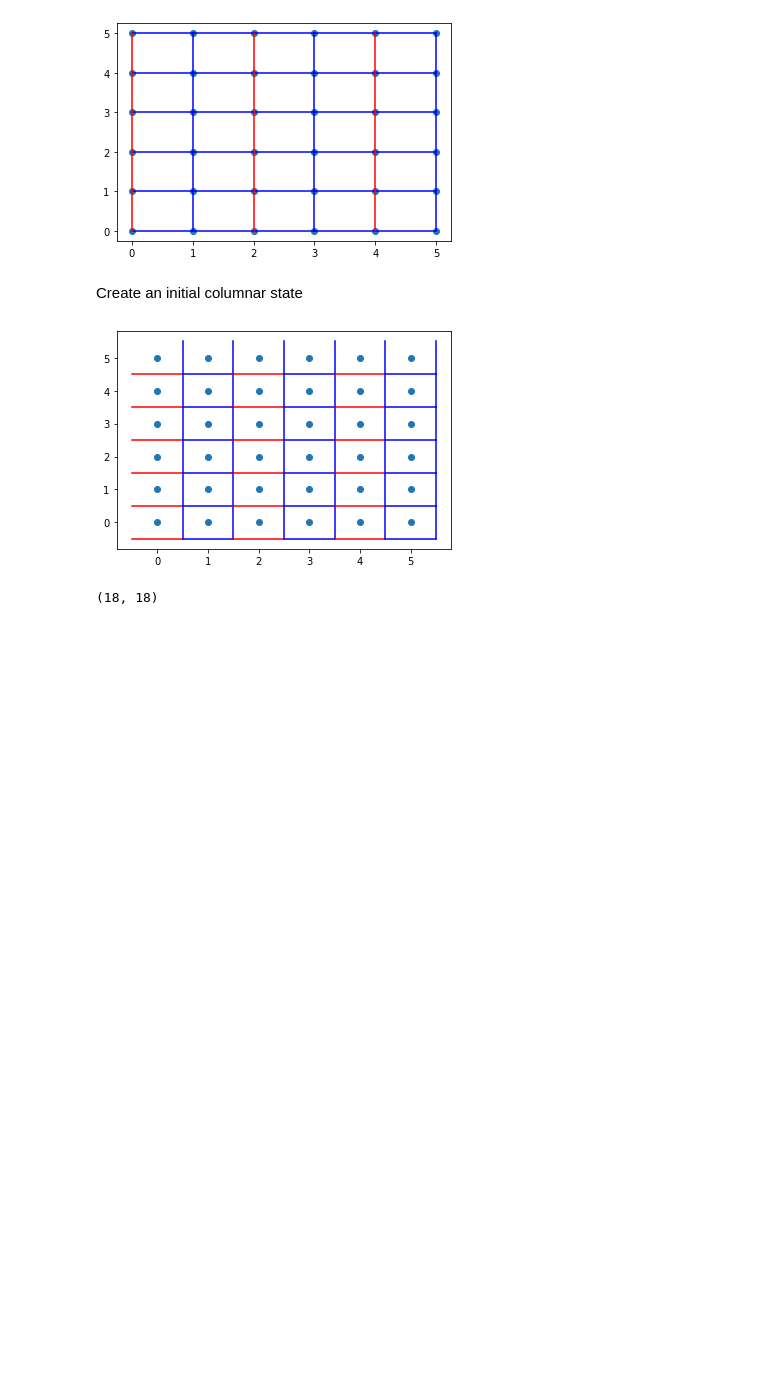
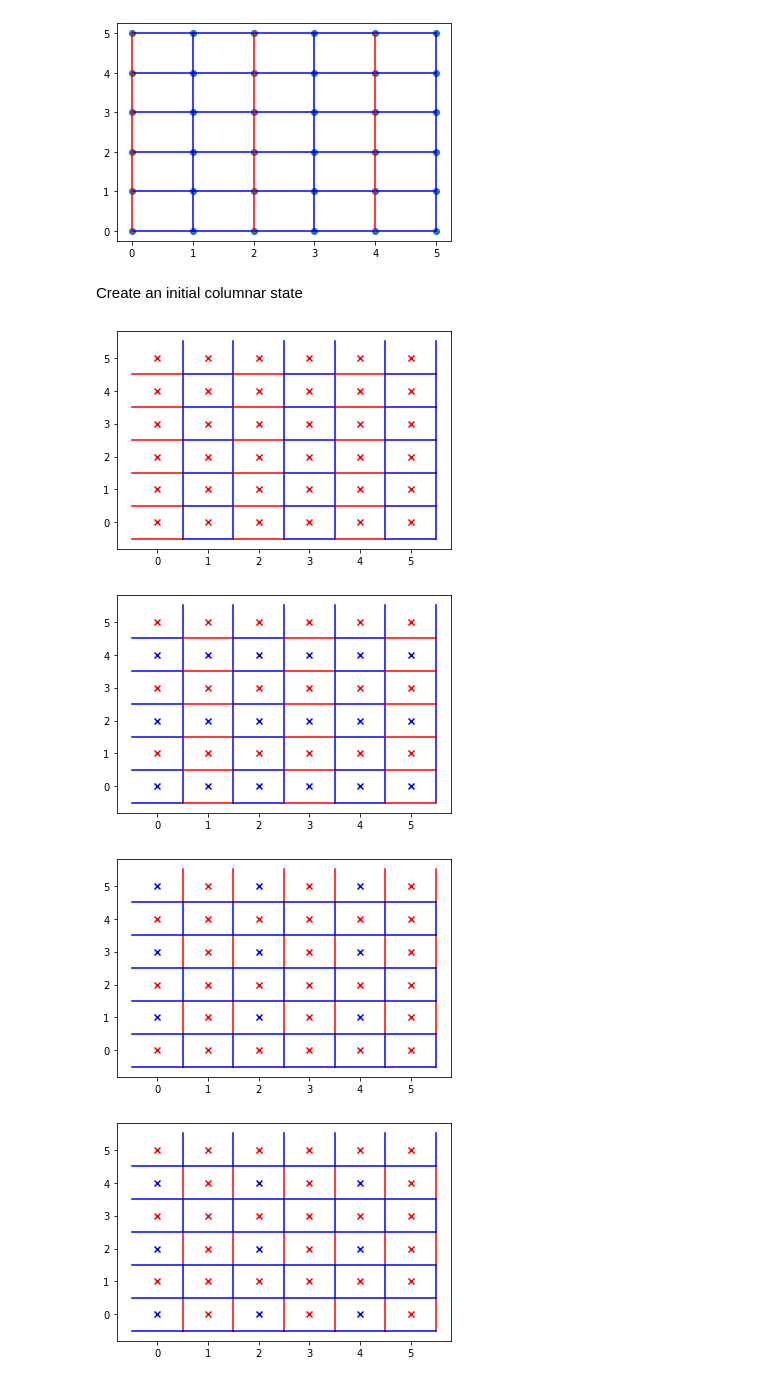
Before and after one commit to Renmusxd/DWave48, a Jupyter notebook: jupyter_notebook/Melting.ipynb, the cells around one changed output. Saved outputs shown, nothing was run; the diff lists cells and outputs as text; code cells hidden in the pictures; blank space fills up the shorter version.

```diff
--- a/jupyter_notebook/Melting.ipynb
+++ b/jupyter_notebook/Melting.ipynb
@@ -49,6 +53,7 @@ def parallel(a, b):
     return (bx, by), (nx, ny)
 
 def plot_state(state):
+    state = numpy.asarray(state)
     edge_gen = ((state[a] ^ state[b],j) for (a,b), j in edges)
     dimer_states = [a if j<0 else not a for a,j in edge_gen]
     all_indices = numpy.asarray([(a,b) for (a,b),_ in edges])
@@ -57,7 +62,15 @@ def plot_state(state):
     all_coords = numpy.dstack([x_all_indices, y_all_indices])
     dimer_lookup = dict(((tuple(a), tuple(b)), s) for (a,b), s in zip(all_coords, dimer_states))
 
-    pyplot.scatter(X.flatten(), Y.flatten())
+    xs = X.flatten()
+    ys = Y.flatten()
+    inds = INDX.flatten()
+
+    if state.any():
+        pyplot.scatter(xs[state[inds]], ys[state[inds]], marker='x', c='r')
+    if not state.all():
+        pyplot.scatter(xs[numpy.logical_not(state[inds])], ys[numpy.logical_not(state[inds])], marker='x', c='b')
+
     for k,v in dimer_lookup.items():
         c = 'b'
         if v:
@@ -93,11 +106,24 @@ def plot_state(state):
     return (tot, count)
 # %% [markdown]
 Create an initial columnar state
-# %%
-plot_state([True for _ in range(nvars)])
-# %% [output]
-[figure, removed]
-(18, 18)
+# %%
+def foo(i, b):
+    if bool(i // 6 % 2) == b:
+        return bool(i % 2)
+    else:
+        return True
+columnar_a = [True for _ in range(nvars)]
+columnar_b = [True if (i // 6) % 2 else False for i in range(nvars)]
+columnar_c = [True if foo(i, True) else False for i in range(nvars)]
+columnar_d = [True if foo(i, False) else False for i in range(nvars)]
+
+for c in [columnar_a, columnar_b, columnar_c, columnar_d]:
+    plot_state(c)
+# %% [output]
+[figure, added]
+[figure, added]
+[figure, added]
+[figure, added]
 # %%
 def get_linearish(data, window=20):
     lowest_err = (0,0,1e512, 0)
```
Also changed, not shown: parts of 30 cells of this notebook, 3 other files.
